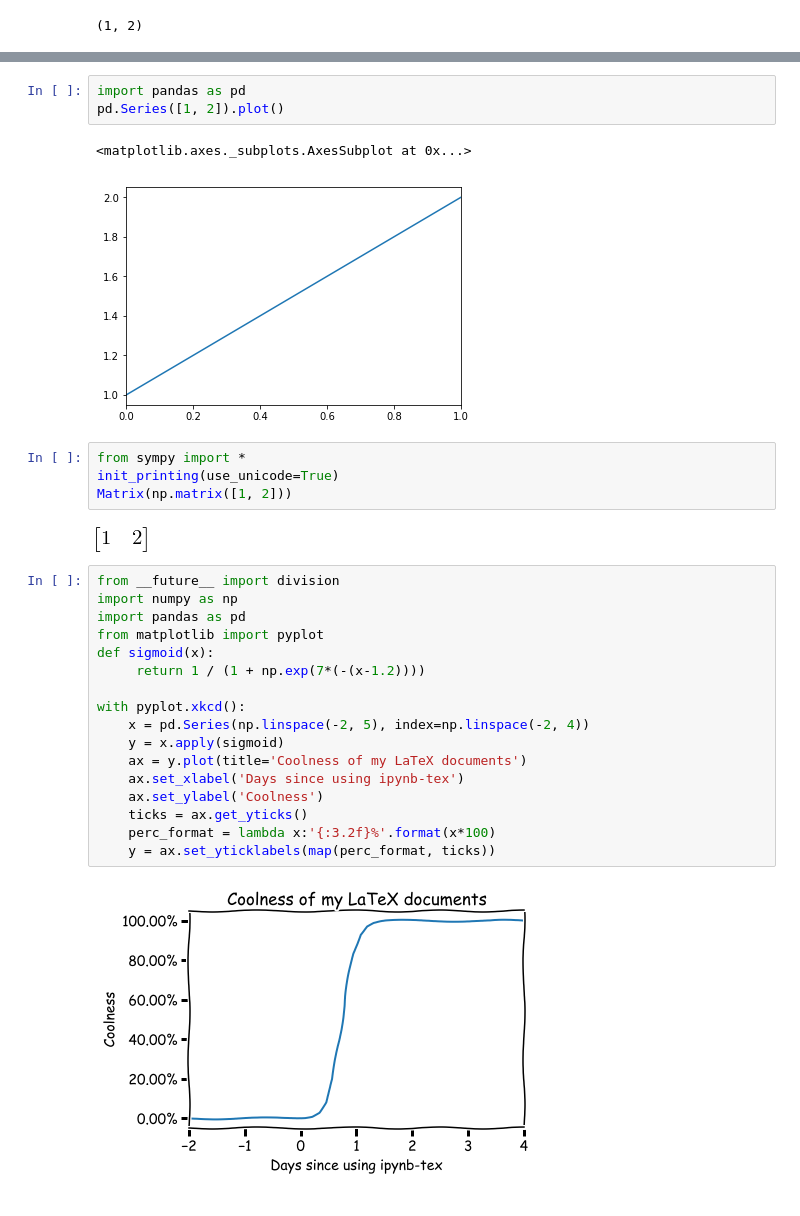
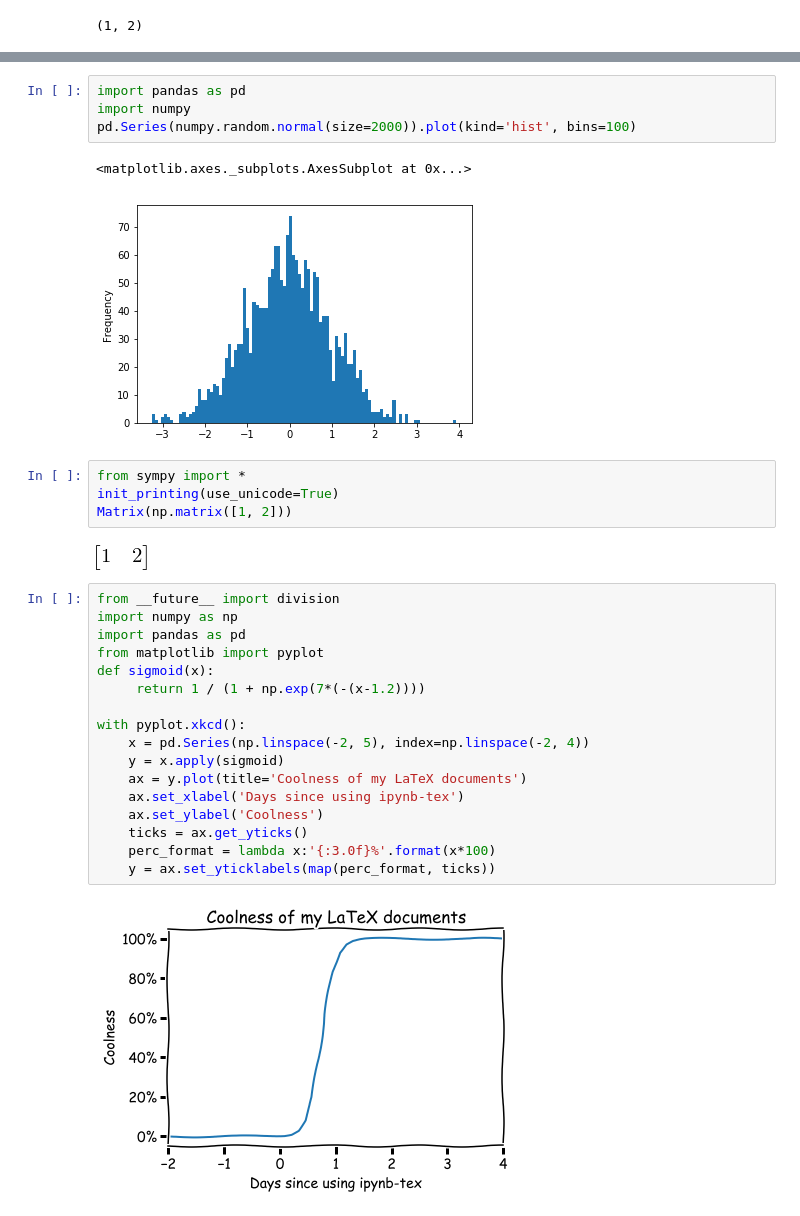
Before and after one commit to poulter7/ipynb-tex, a Jupyter notebook: sample/notebook.ipynb, the cells around one changed output, grey strips where cells are left out. Saved outputs shown, nothing was run; the diff lists cells and outputs as text.

```diff
--- a/sample/notebook.ipynb
+++ b/sample/notebook.ipynb
@@ -25,9 +37,10 @@ a
 # %%
 import pandas as pd
-pd.Series([1, 2]).plot()
+import numpy
+pd.Series(numpy.random.normal(size=2000)).plot(kind='hist', bins=100)
 # %% [output]
 <matplotlib.axes._subplots.AxesSubplot at 0x...>
-[figure, old version]
+[figure, new version]
 # %%
 from sympy import *
 init_printing(use_unicode=True)
@@ -37,19 +50,19 @@ Matrix(np.matrix([1, 2]))
 # %%
 from __future__ import division
 import numpy as np
 import pandas as pd
 from matplotlib import pyplot
 def sigmoid(x):
      return 1 / (1 + np.exp(7*(-(x-1.2))))
 
 with pyplot.xkcd():
     x = pd.Series(np.linspace(-2, 5), index=np.linspace(-2, 4))
     y = x.apply(sigmoid)
     ax = y.plot(title='Coolness of my LaTeX documents')
     ax.set_xlabel('Days since using ipynb-tex')
     ax.set_ylabel('Coolness')
     ticks = ax.get_yticks()
-    perc_format = lambda x:'{:3.2f}%'.format(x*100)
+    perc_format = lambda x:'{:3.0f}%'.format(x*100)
     y = ax.set_yticklabels(map(perc_format, ticks))
 # %% [output]
-[figure, old version]
+[figure, new version]
```
Also changed, not shown: parts of 2 cells of this notebook, 6 other files.
